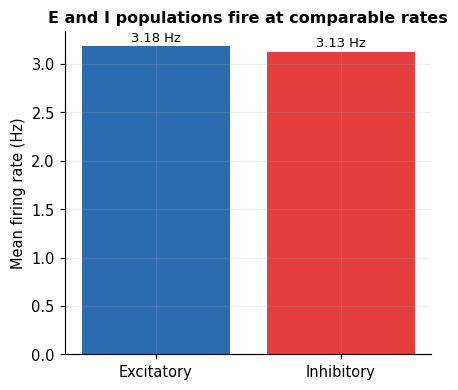
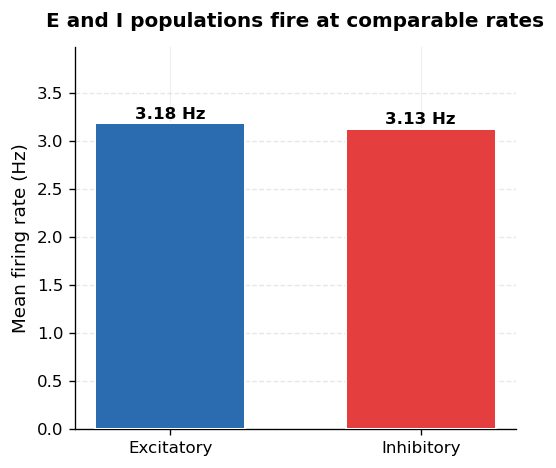
Code edit (unified diff) that turned the first committed figure into the second:
--- before
+++ after
@@ -2,9 +2,28 @@
 rate_inh = inh_mask.sum() / net.n_inh / (T / 1000.0)
 
-fig, ax = plt.subplots(figsize=(4.5, 4))
-bars = ax.bar(["Excitatory", "Inhibitory"], [rate_exc, rate_inh], color=[COLOR_EXC, COLOR_INH])
-ax.set_ylabel("Mean firing rate (Hz)")
-ax.set_title("E and I populations fire at comparable rates")
+fig, ax = plt.subplots(figsize=(4.5, 4), dpi=120)
+bars = ax.bar(
+    ["Excitatory", "Inhibitory"],
+    [rate_exc, rate_inh],
+    color=[COLOR_EXC, COLOR_INH],
+    edgecolor="white",
+    linewidth=1.2,
+    width=0.6,
+    zorder=3,
+)
+ax.set_ylabel("Mean firing rate (Hz)", fontsize=11)
+ax.set_title("E and I populations fire at comparable rates", fontsize=12, fontweight="bold", pad=12)
+
+ax.grid(axis="y", alpha=0.3, linestyle="--", zorder=0)
+ax.set_axisbelow(True)
+
+for spine in ["top", "right"]:
+    ax.spines[spine].set_visible(False)
+
 for b, r in zip(bars, [rate_exc, rate_inh]):
-    ax.text(b.get_x() + b.get_width()/2, r + 0.05, f"{r:.2f} Hz", ha="center", fontsize=9)
+    ax.text(b.get_x() + b.get_width()/2, r + 0.05, f"{r:.2f} Hz", ha="center", fontsize=10, fontweight="bold")
+
+ax.set_ylim(0, max(rate_exc, rate_inh) * 1.25)
+
+fig.tight_layout()
 plt.show()

Commit: bug fixed